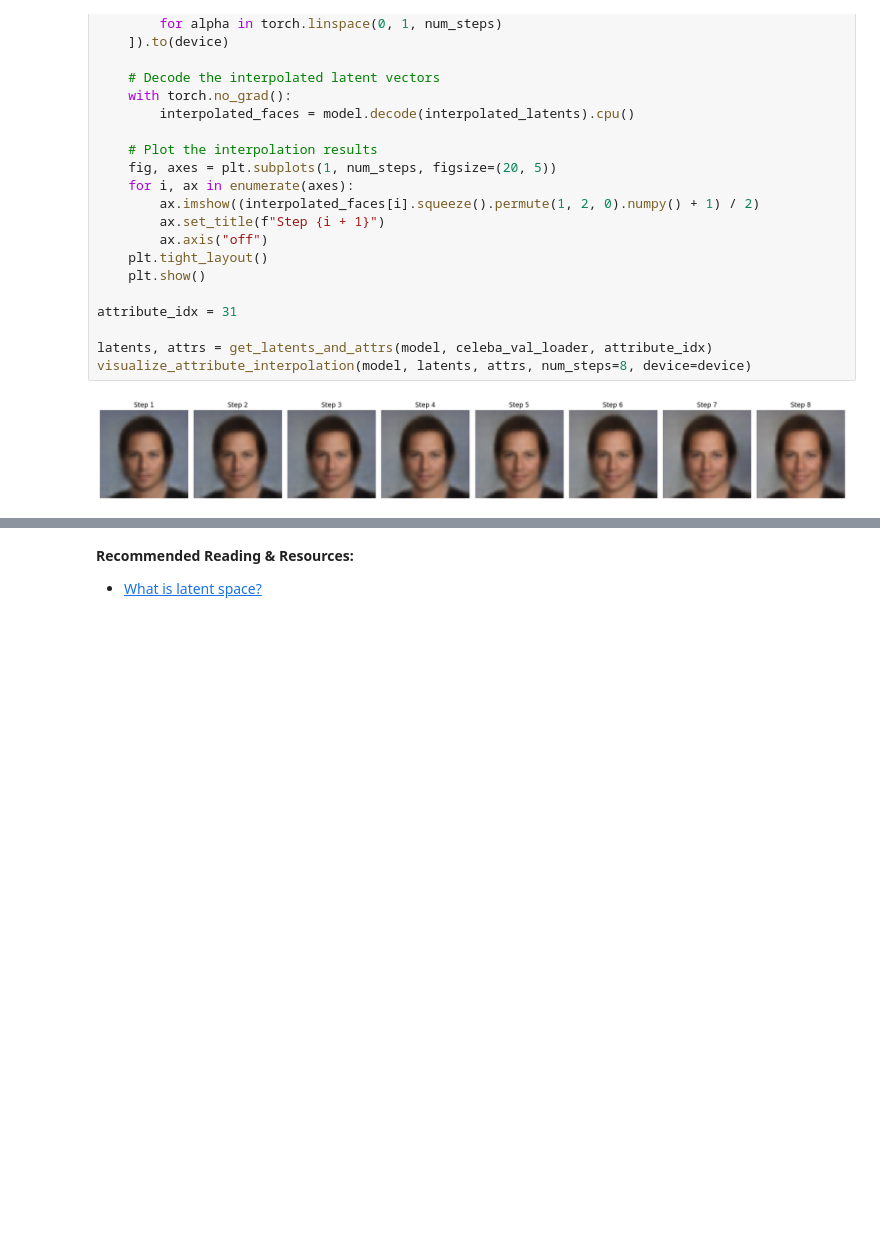
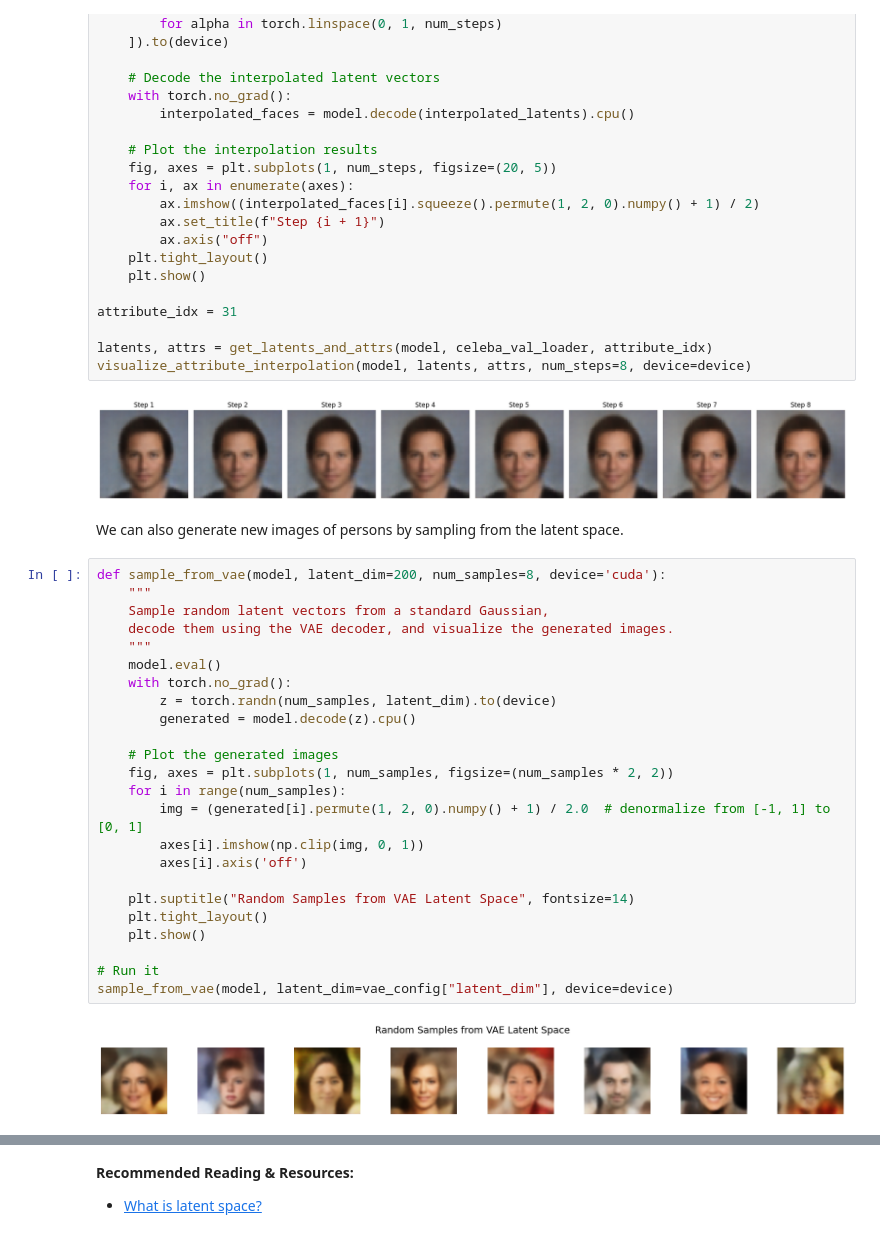
Before and after one commit to hussamalafandi/Generative_AI, a Jupyter notebook: 01/01_Basics.ipynb, the cells around one changed output, grey strips where cells are left out. Drawn from its saved outputs; the diff is of its cells as text; blank space fills up the shorter version.

```diff
--- a/01/01_Basics.ipynb
+++ b/01/01_Basics.ipynb
@@ -815,3 +839,31 @@ latents, attrs = get_latents_and_attrs(model, celeba_val_loader, attribute_idx)
 visualize_attribute_interpolation(model, latents, attrs, num_steps=8, device=device)
 # %% [output]
 [figure]
+# %% [markdown]
+We can also generate new images of persons by sampling from the latent space.
+# %%
+def sample_from_vae(model, latent_dim=200, num_samples=8, device='cuda'):
+    """
+    Sample random latent vectors from a standard Gaussian,
+    decode them using the VAE decoder, and visualize the generated images.
+    """
+    model.eval()
+    with torch.no_grad():
+        z = torch.randn(num_samples, latent_dim).to(device)
+        generated = model.decode(z).cpu()
+
+    # Plot the generated images
+    fig, axes = plt.subplots(1, num_samples, figsize=(num_samples * 2, 2))
+    for i in range(num_samples):
+        img = (generated[i].permute(1, 2, 0).numpy() + 1) / 2.0  # denormalize from [-1, 1] to [0, 1]
+        axes[i].imshow(np.clip(img, 0, 1))
+        axes[i].axis('off')
+
+    plt.suptitle("Random Samples from VAE Latent Space", fontsize=14)
+    plt.tight_layout()
+    plt.show()
+
+# Run it
+sample_from_vae(model, latent_dim=vae_config["latent_dim"], device=device)
+# %% [output]
+[figure, added]
```
Also changed, not shown: parts of 12 cells of this notebook.
